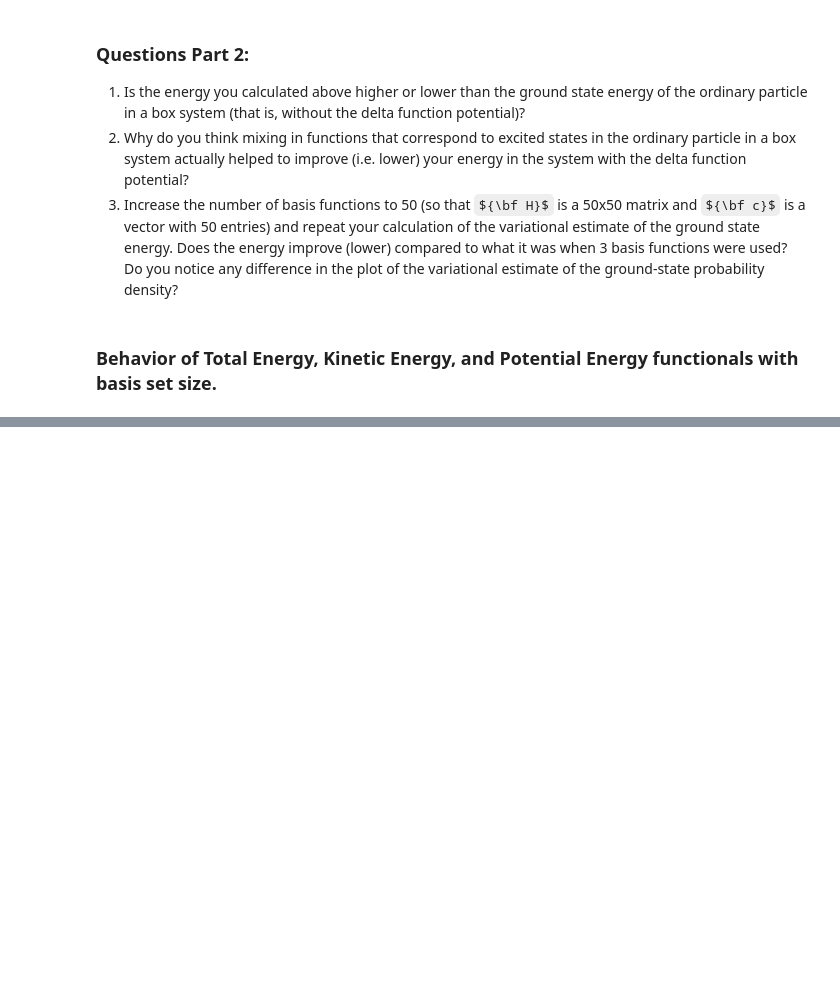
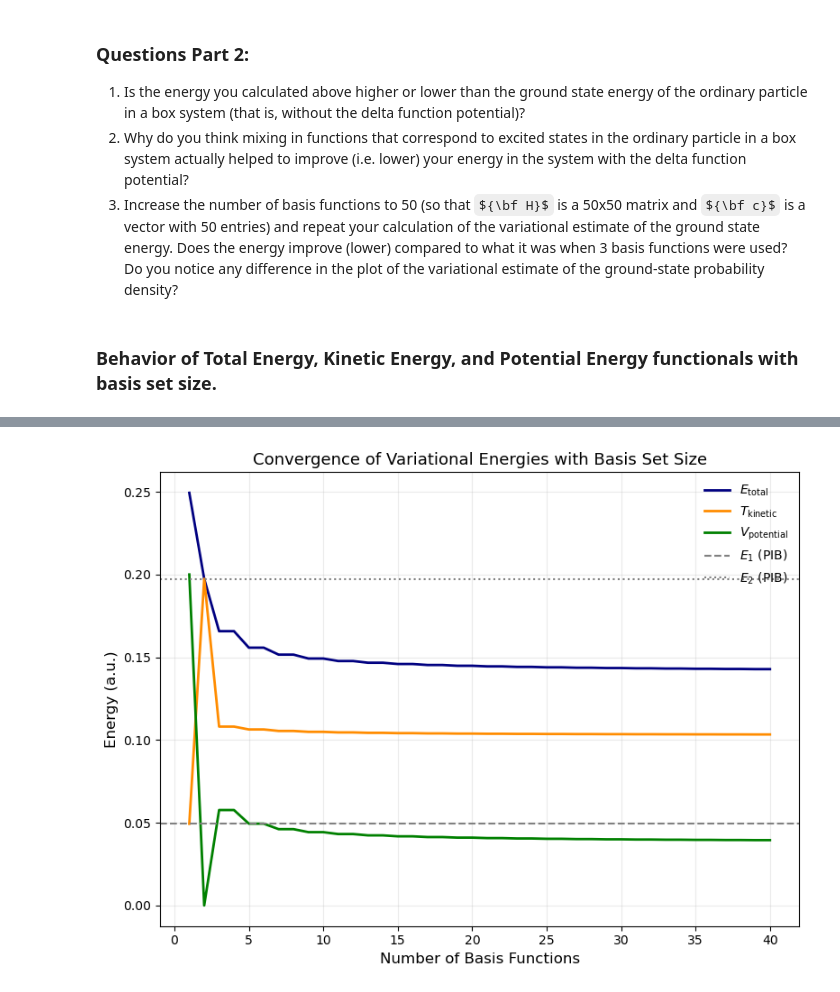
Before and after one commit to FoleyLab/chem3141-book, a Jupyter notebook: _sources/content/computational_sets/linear_variational_method.ipynb, the cells around one changed output, grey strips where cells are left out. Cells and saved outputs as stored; diff of their text form; code cells hidden in the pictures; some formulas as TeX source; blank space fills up the shorter version.

```diff
--- a/_sources/content/computational_sets/linear_variational_method.ipynb
+++ b/_sources/content/computational_sets/linear_variational_method.ipynb
@@ -374,19 +469,0 @@ ground state and first excited state of the ordinary particle in a box ($E_1$ an
-# %%
-# define the number of basis functions
-n_basis_list = []
-E_list = []
-T_list = []
-V_list = []
-E_1_list = []
-E_2_list = []
-for i in range(2,202, 2):
-    n_basis_list.append(i)
-    H, T, V = build_matrices(i)
-    e_t, c_t = np.linalg.eigh(H)
-    E_list.append(e_t[0])
-    T_c = np.dot(T, c_t[:,0])
-    T_list.append( np.dot( np.transpose(c_t[:,0]), T_c ) )
-    V_c = np.dot(V, c_t[:,0])
-    V_list.append( np.dot( np.transpose(c_t[:,0]), V_c ) )
-    E_1_list.append(T[0,0])
-    E_2_list.append(T[1,1])
@@ -402,0 +495,61 @@ plt.legend()
+# %%
+import numpy as np
+import matplotlib.pyplot as plt
+
+# Initialize storage lists
+n_basis_list = []
+E_list, T_list, V_list = [], [], []
+E1_ref, E2_ref = [], []
+
+# Define basis range
+basis_range = np.linspace(1, 40, 40, dtype=int)
+print(basis_range)
+
+for n_basis in basis_range:
+    H, T, V = build_matrices(n_basis)
+
+    # Solve variational eigenproblem
+    e_vals, c_vecs = np.linalg.eigh(H)
+    c0 = c_vecs[:, 0]  # ground-state coefficients
+
+    # Expectation values
+    E = np.dot(c0.T, H @ c0)
+    T_exp = np.dot(c0.T, T @ c0)
+    V_exp = np.dot(c0.T, V @ c0)
+
+    # Store results
+    n_basis_list.append(n_basis)
+    E_list.append(E)
+    T_list.append(T_exp)
+    V_list.append(V_exp)
+
+    # Reference PIB energies (for same box length L=1)
+    L = 10.0
+    E1_ref.append((np.pi**2) / (2 * L**2))
+    E2_ref.append((4 * np.pi**2) / (2 * L**2))
+
+# Convert lists to arrays
+n_basis_list = np.array(n_basis_list)
+E_list, T_list, V_list = map(np.array, (E_list, T_list, V_list))
+E1_ref, E2_ref = map(np.array, (E1_ref, E2_ref))
+
+# --- Plot ---
+plt.figure(figsize=(8, 6))
+
+plt.plot(n_basis_list, E_list, label=r"$E_{\mathrm{total}}$", color="navy", lw=2)
+plt.plot(n_basis_list, T_list, label=r"$T_{\mathrm{kinetic}}$", color="darkorange", lw=2)
+plt.plot(n_basis_list, V_list, label=r"$V_{\mathrm{potential}}$", color="green", lw=2)
+
+# Reference PIB energy lines (constant)
+plt.axhline(E1_ref[0], color="gray", ls="--", lw=1.5, label=r"$E_1$ (PIB)")
+plt.axhline(E2_ref[0], color="gray", ls=":", lw=1.5, label=r"$E_2$ (PIB)")
+
+# --- Formatting ---
+plt.title("Convergence of Variational Energies with Basis Set Size", fontsize=13)
+plt.xlabel("Number of Basis Functions", fontsize=12)
+plt.ylabel("Energy (a.u.)", fontsize=12)
+plt.legend(frameon=False, fontsize=10)
+plt.grid(alpha=0.25)
+plt.tight_layout()
+plt.show()
+# %% [output]
@@ -402,0 +558 @@ plt.legend()
+[figure, added]
```
Also changed, not shown: parts of 9 cells of this notebook, 16 other files.
